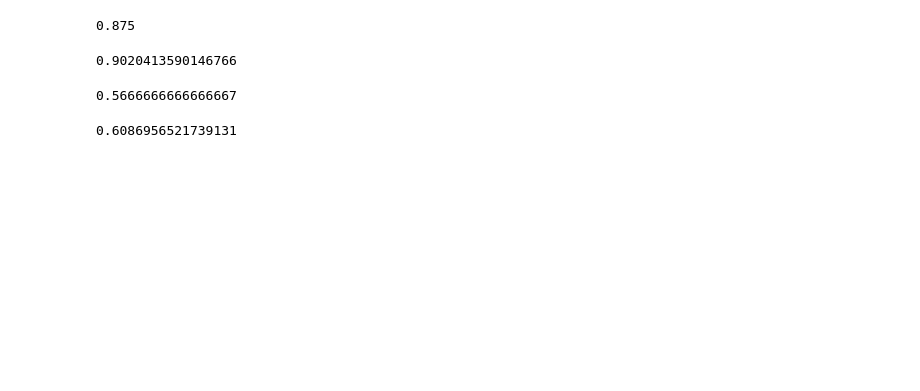
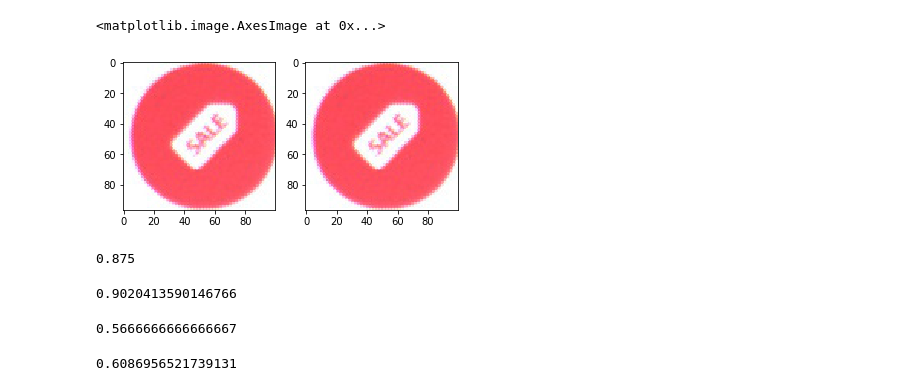
Before and after one commit to MulongXie/UIED-Cross-Platform, a Jupyter notebook: test.ipynb, the cells around one changed output. Drawn from its saved outputs; the diff is of its cells as text; code cells hidden in the pictures; blank space fills up the shorter version.

```diff
--- a/test.ipynb
+++ b/test.ipynb
@@ -10,11 +10,16 @@ import detect_compo.lib_ip.ip_preprocessing as pre
 # ****** Test Image Similarity ******
 # ***********************************
 # %%
-# img1 = cv2.imread('data/output/clip/android/a0c.jpg')
-# img2 = cv2.imread('data/output/clip/ios/i2c.jpg')
-
 img1 = cv2.imread('data/output/clip/android/a11c.jpg')
 img2 = cv2.imread('data/output/clip/ios/i10c.jpg')
+
+plt.subplot(1,2, 1)
+plt.imshow(img1)
+plt.subplot(1,2, 2)
+plt.imshow(img1)
+# %% [output]
+<matplotlib.image.AxesImage at 0x...>
+[figure, added]
 # %%
 image_similarity(img1, img2, method='dhash')
 # %% [output]
```
Also changed, not shown: parts of 4 cells of this notebook, 1 other file.
